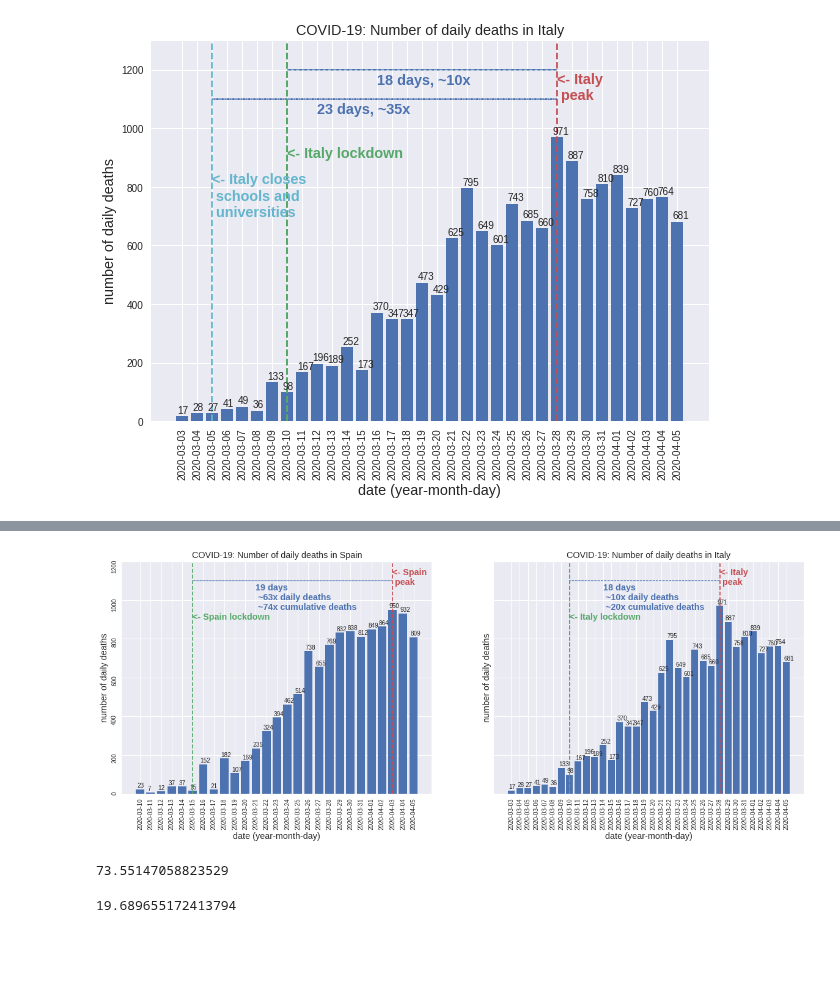
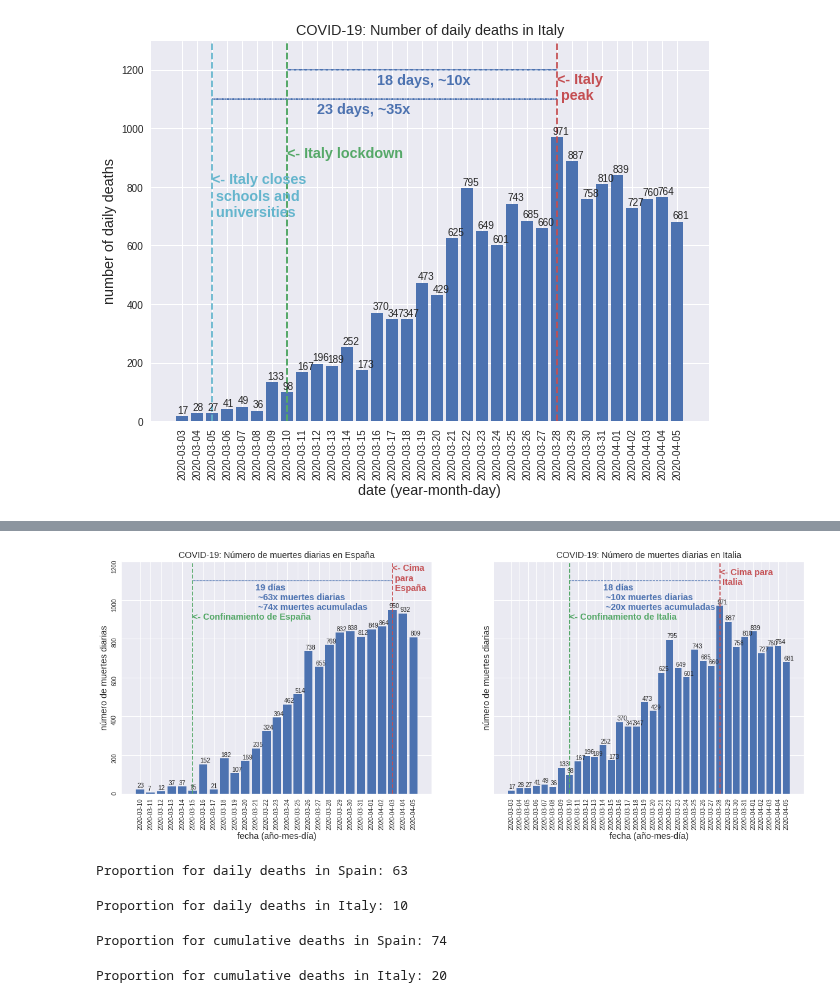
Before and after one commit to alonsosilvaallende/COVID-19, a Jupyter notebook: COVID_19_Italy_deaths_peak.ipynb, the cells around one changed output, grey strips where cells are left out. Saved outputs shown, nothing was run; the diff lists cells and outputs as text; code cells hidden in the pictures; blank space fills up the shorter version.

```diff
--- a/COVID_19_Italy_deaths_peak.ipynb
+++ b/COVID_19_Italy_deaths_peak.ipynb
@@ -11,5 +17,0 @@ total_deaths_raw = pd.read_csv("https://covid.ourworldindata.org/data/ecdc/total
-# %%
-new_deaths_raw = pd.read_csv("https://covid.ourworldindata.org/data/ecdc/new_deaths.csv", \
-                             index_col='date')
-new_deaths_raw = new_deaths_raw.fillna(method='pad')
-new_deaths_raw["Italy"].tail(3)
@@ -146,8 +94,10 @@ ax1.arrow((pd.to_datetime(Spain_lockdown)-pd.to_datetime(new_deaths["Spain"].key
           (pd.to_datetime(Spain_max)-pd.to_datetime(Spain_lockdown)).days, 0, \
           head_width=1, head_length=1, linewidth=1, linestyle='dashed', color='C6', length_includes_head=True)
 
-ax1.annotate('<- Spain lockdown', (Spain_lockdown,900.0), color='C1', fontsize='x-large', fontweight='bold')
-ax1.annotate('<- Spain\n peak', (Spain_max,1080.0), color='C2', fontsize='x-large', fontweight='bold')
+# ax1.annotate('<- Spain lockdown', (Spain_lockdown,900.0), color='C1', fontsize='x-large', fontweight='bold')
+# ax1.annotate('<- Spain\n peak', (Spain_max,1080.0), color='C2', fontsize='x-large', fontweight='bold')
+ax1.annotate('<- Confinamiento de España', (Spain_lockdown,900.0), color='C1', fontsize='x-large', fontweight='bold')
+ax1.annotate('<- Cima\n para\n España', (Spain_max,1050.0), color='C2', fontsize='x-large', fontweight='bold')
 
 # plt.annotate('<- Italia cierra\n escuelas y\n universidades', (Italy_closes_schools,700.0), color='C5', fontsize='x-large', fontweight='bold')
 # plt.annotate('<- Confinamiento\n de Italia', (Italy_lockdown,900.0), color='C1', fontsize='x-large', fontweight='bold')
@@ -157,19 +107,21 @@ ax1.annotate('<- Spain\n peak', (Spain_max,1080.0), color='C2', fontsize='x-larg
 # plt.annotate('12 days, ~8x', (13, 805), color='C6', fontsize='x-large', fontweight='bold')
 
 # plt.annotate(f'{(pd.to_datetime(Italy_max)-pd.to_datetime(Italy_closes_schools)).days} days, ~35x', (9, 1050), color='C6', fontsize='x-large', fontweight='bold')
-ax1.annotate(f'{(pd.to_datetime(Spain_max)-pd.to_datetime(Spain_lockdown)).days} days\n ~63x daily deaths\n ~74x cumulative deaths', (11, 950), color='C6', fontsize='x-large', fontweight='bold')
+# ax1.annotate(f'{(pd.to_datetime(Spain_max)-pd.to_datetime(Spain_lockdown)).days} days\n ~63x daily deaths\n ~74x cumulative deaths', (11, 950), color='C6', fontsize='x-large', fontweight='bold')
+ax1.annotate(f'{(pd.to_datetime(Spain_max)-pd.to_datetime(Spain_lockdown)).days} días\n ~63x muertes diarias\n ~74x muertes acumuladas', (11, 950), color='C6', fontsize='x-large', fontweight='bold')
+
 
 # plt.annotate(f'{(pd.to_datetime(Italy_max)-pd.to_datetime(Italy_closes_schools)).days} días, ~35x', (9, 1050), color='C6', fontsize='x-large', fontweight='bold')
 # plt.annotate(f'{(pd.to_datetime(Italy_max)-pd.to_datetime(Italy_lockdown)).days} días, ~10x', (13, 1150), color='C6', fontsize='x-large', fontweight='bold')
 
 ax1.tick_params(labelrotation=90)
-ax1.set_title(f'COVID-19: Number of daily deaths in Spain', fontsize='x-large')
-ax1.set_xlabel(f'date (year-month-day)', fontsize='x-large')
-ax1.set_ylabel(f'number of daily deaths', fontsize='x-large')
-# ax.set_title(f'COVID-19: Número de muertes diarias en Italia', fontsize='x-large')
-# ax.set_xlabel(f'fecha (año-mes-día)', fontsize='x-large')
-# ax.set_ylabel(f'número de muertes diarias', fontsize='x-large')
-# plt.savefig("2020-03-24-COVID-19-Cima-Muertes-Italia.png", format='png', dvi=500)
+
+# ax1.set_title(f'COVID-19: Number of daily deaths in Spain', fontsize='x-large')
+# ax1.set_xlabel(f'date (year-month-day)', fontsize='x-large')
+# ax1.set_ylabel(f'number of daily deaths', fontsize='x-large')
+ax1.set_title(f'COVID-19: Número de muertes diarias en España', fontsize='x-large')
+ax1.set_xlabel(f'fecha (año-mes-día)', fontsize='x-large')
+ax1.set_ylabel(f'número de muertes diarias', fontsize='x-large')
 
 ax2.bar(new_deaths['Italy'].index, new_deaths['Italy'])
 for i, val in enumerate(new_deaths['Italy']):
@@ -178,37 +130,51 @@ for i, val in enumerate(new_deaths['Italy']):
 ax2.axvline(Italy_lockdown, color='C1', linestyle='dashed')
 ax2.axvline(Italy_lockdown, color='C1', linestyle='dashed')
 ax2.axvline(Italy_max, color='C2', linestyle='dashed')
 # ax2.arrow((pd.to_datetime(Italy_closes_schools)-pd.to_datetime(new_deaths["Italy"].keys()[0])).days, 1100, \
 #          (pd.to_datetime(Italy_max)-pd.to_datetime(Italy_closes_schools)).days, 0, head_width=1, head_length=1, linewidth=1, linestyle='dashed', color='C6', length_includes_head=True)
 ax2.arrow((pd.to_datetime(Italy_lockdown)-pd.to_datetime(new_deaths["Italy"].keys()[0])).days, 1100, \
           (pd.to_datetime(Italy_max)-pd.to_datetime(Italy_lockdown)).days, 0, \
           head_width=1, head_length=1, linewidth=1, linestyle='dashed', color='C6', length_includes_head=True)
 # ax2.annotate('<- Italy closes\n schools and\n universities', (Italy_closes_schools,700.0), color='C5', fontsize='x-large', fontweight='bold')
-ax2.annotate('<- Italy lockdown', (Italy_lockdown,900.0), color='C1', fontsize='x-large', fontweight='bold')
-ax2.annotate('<- Italy\n peak', (Italy_max,1080.0), color='C2', fontsize='x-large', fontweight='bold')
+# ax2.annotate('<- Italy lockdown', (Italy_lockdown,900.0), color='C1', fontsize='x-large', fontweight='bold')
+# ax2.annotate('<- Italy\n peak', (Italy_max,1080.0), color='C2', fontsize='x-large', fontweight='bold')
+ax2.annotate('<- Confinamiento de Italia', (Italy_lockdown,900.0), color='C1', fontsize='x-large', fontweight='bold')
+ax2.annotate('<- Cima para\n Italia', (Italy_max,1080.0), color='C2', fontsize='x-large', fontweight='bold')
 
 # plt.annotate('<- Italia cierra\n escuelas y\n universidades', (Italy_closes_schools,700.0), color='C5', fontsize='x-large', fontweight='bold')
 # plt.annotate('<- Confinamiento\n de Italia', (Italy_lockdown,900.0), color='C1', fontsize='x-large', fontweight='bold')
 # plt.annotate('<- Cima\n para Italia', (Italy_max,1100.0), color='C2', fontsize='x-large', fontweight='bold')
 
 # plt.annotate('17 days, ~25x', (9, 920), color='C6', fontsize='x-large', fontweight='bold')
 # plt.annotate('12 days, ~8x', (13, 805), color='C6', fontsize='x-large', fontweight='bold')
 
 # plt.annotate(f'{(pd.to_datetime(Italy_max)-pd.to_datetime(Italy_closes_schools)).days} days, ~35x', (9, 1050), color='C6', fontsize='x-large', fontweight='bold')
-ax2.annotate(f'{(pd.to_datetime(Italy_max)-pd.to_datetime(Italy_lockdown)).days} days\n ~10x daily deaths\n ~20x cumulative deaths', (11, 950), color='C6', fontsize='x-large', fontweight='bold')
+# ax2.annotate(f'{(pd.to_datetime(Italy_max)-pd.to_datetime(Italy_lockdown)).days} days\n ~10x daily deaths\n ~20x cumulative deaths', (11, 950), color='C6', fontsize='x-large', fontweight='bold')
+ax2.annotate(f'{(pd.to_datetime(Italy_max)-pd.to_datetime(Italy_lockdown)).days} días\n ~10x muertes diarias\n ~20x muertes acumuladas', (11, 950), color='C6', fontsize='x-large', fontweight='bold')
 
 # plt.annotate(f'{(pd.to_datetime(Italy_max)-pd.to_datetime(Italy_closes_schools)).days} días, ~35x', (9, 1050), color='C6', fontsize='x-large', fontweight='bold')
 # plt.annotate(f'{(pd.to_datetime(Italy_max)-pd.to_datetime(Italy_lockdown)).days} días, ~10x', (13, 1150), color='C6', fontsize='x-large', fontweight='bold')
 
 ax2.tick_params(labelrotation=90)
-ax2.set_title(f'COVID-19: Number of daily deaths in Italy', fontsize='x-large')
-ax2.set_xlabel(f'date (year-month-day)', fontsize='x-large')
-ax2.set_ylabel(f'number of daily deaths', fontsize='x-large')
+# ax2.set_title(f'COVID-19: Number of daily deaths in Italy', fontsize='x-large')
+# ax2.set_xlabel(f'date (year-month-day)', fontsize='x-large')
+# ax2.set_ylabel(f'number of daily deaths', fontsize='x-large')
+ax2.set_title(f'COVID-19: Número de muertes diarias en Italia', fontsize='x-large')
+ax2.set_xlabel(f'fecha (año-mes-día)', fontsize='x-large')
+ax2.set_ylabel(f'número de muertes diarias', fontsize='x-large')
 
 
 plt.xticks(rotation=90)
 plt.ylim(0,1200)
 plt.savefig("2020-04-05-COVID-19-Cima-Muertes-Espana.png", format='png', dvi=500)
 # plt.show()
 # %% [output]
-[figure, old version]
+[figure, new version]
+# %%
+print(f"Proportion for daily deaths in Spain: {new_deaths['Spain'].loc['2020-04-03']/new_deaths['Spain'].loc['2020-03-15']:.0f}")
+# %% [output]
+Proportion for daily deaths in Spain: 63
+# %%
+print(f"Proportion for daily deaths in Italy: {new_deaths['Italy'].loc['2020-03-28']/new_deaths['Italy'].loc['2020-03-10']:.0f}")
+# %% [output]
+Proportion for daily deaths in Italy: 10
@@ -215,11 +184,11 @@ plt.savefig("2020-04-05-COVID-19-Cima-Muertes-Espana.png", format='png', dvi=500
 # %%
-total_deaths_raw['Spain'].loc['2020-04-03']/total_deaths_raw['Spain'].loc['2020-03-15']
+print(f"Proportion for cumulative deaths in Spain: {total_deaths_raw['Spain'].loc['2020-04-03']/total_deaths_raw['Spain'].loc['2020-03-15']:.0f}")
 # %% [output]
-73.55147058823529
+Proportion for cumulative deaths in Spain: 74
 # %%
-total_deaths_raw['Italy'].loc['2020-03-28']/total_deaths_raw['Italy'].loc['2020-03-10']
+print(f"Proportion for cumulative deaths in Italy: {total_deaths_raw['Italy'].loc['2020-03-28']/total_deaths_raw['Italy'].loc['2020-03-10']:.0f}")
 # %% [output]
-19.689655172413794
+Proportion for cumulative deaths in Italy: 20
 # %%
 from google.colab import files
 files.download("2020-04-05-COVID-19-Cima-Muertes-Espana.png")
```
Also changed, not shown: parts of 8 cells of this notebook.
